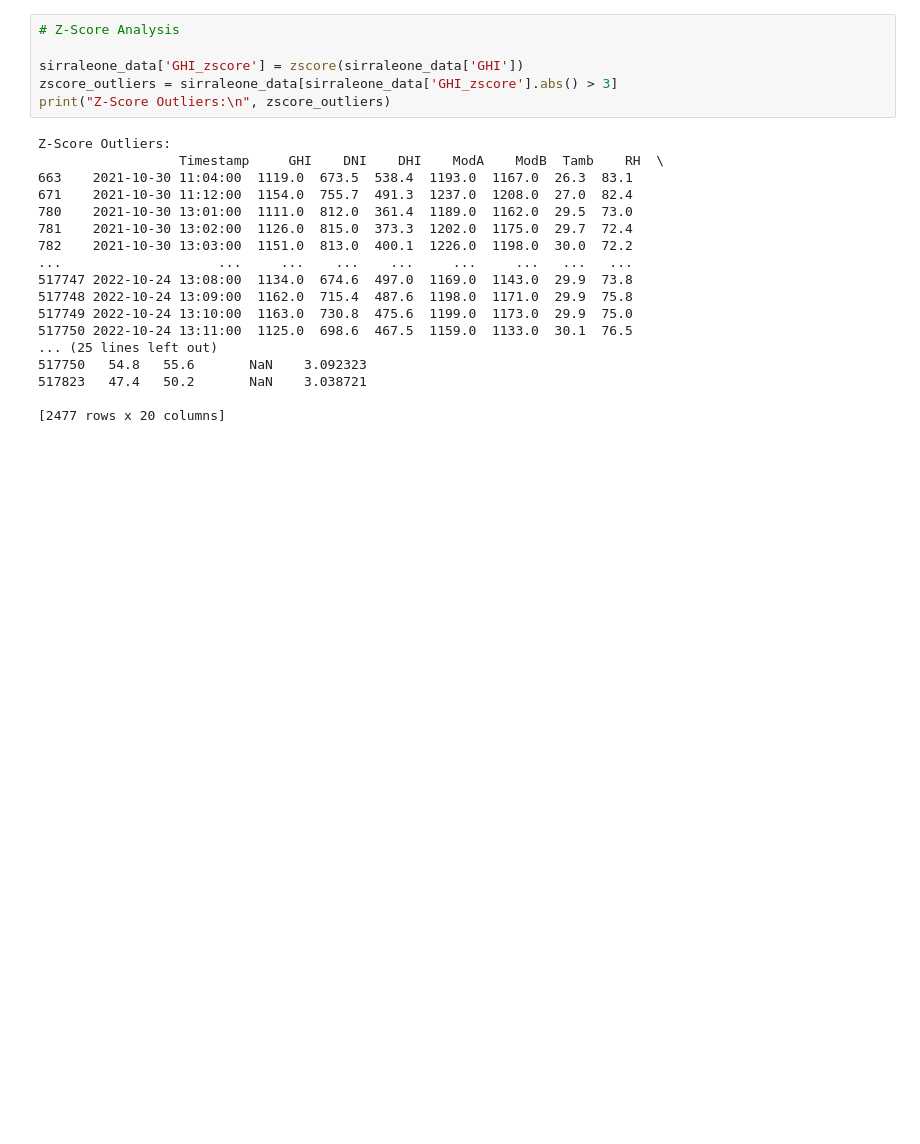
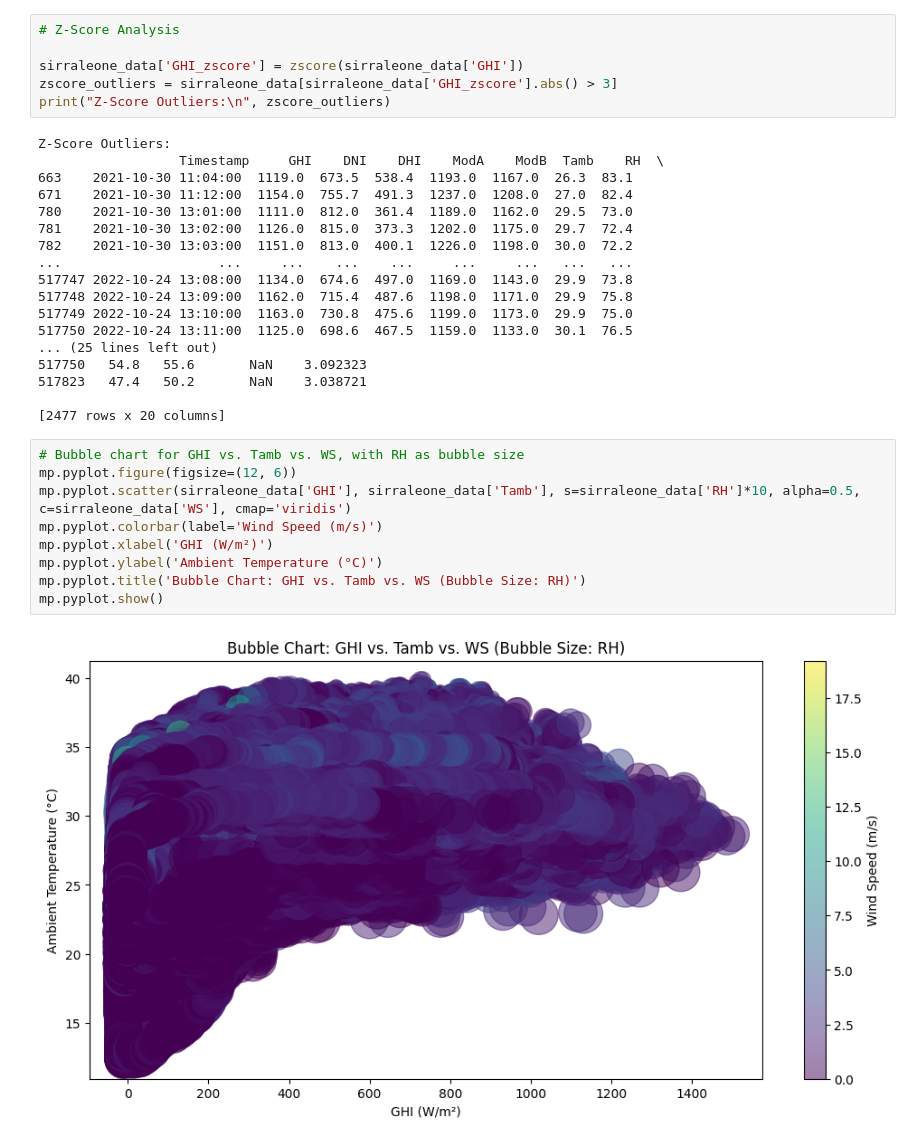
Before and after one commit to ab3lT/10-Academy-Week-0, a Jupyter notebook: notebooks/sirraleone_data_eda.ipynb, the cells around one changed output. Saved outputs shown, nothing was run; the diff lists cells and outputs as text; blank space fills up the shorter version.

Commit message:
sirraleone data

```diff
--- a/notebooks/sirraleone_data_eda.ipynb
+++ b/notebooks/sirraleone_data_eda.ipynb
@@ -218,3 +218,14 @@ Z-Score Outliers:
 517823   47.4   50.2       NaN    3.038721
 
 [2477 rows x 20 columns]
+# %%
+# Bubble chart for GHI vs. Tamb vs. WS, with RH as bubble size
+mp.pyplot.figure(figsize=(12, 6))
+mp.pyplot.scatter(sirraleone_data['GHI'], sirraleone_data['Tamb'], s=sirraleone_data['RH']*10, alpha=0.5, c=sirraleone_data['WS'], cmap='viridis')
+mp.pyplot.colorbar(label='Wind Speed (m/s)')
+mp.pyplot.xlabel('GHI (W/m²)')
+mp.pyplot.ylabel('Ambient Temperature (°C)')
+mp.pyplot.title('Bubble Chart: GHI vs. Tamb vs. WS (Bubble Size: RH)')
+mp.pyplot.show()
+# %% [output]
+[figure, added]
```
Also changed, not shown: parts of 2 cells of this notebook.
